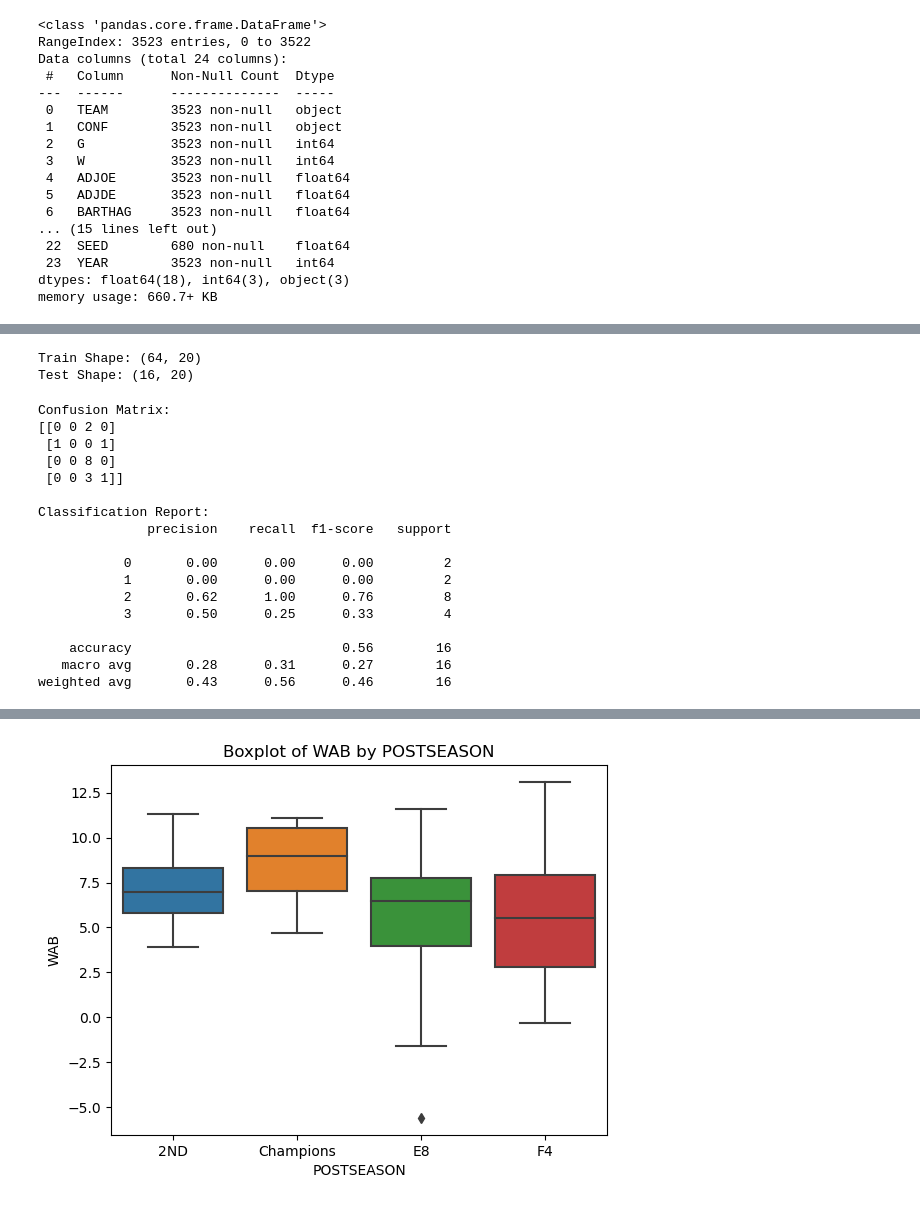
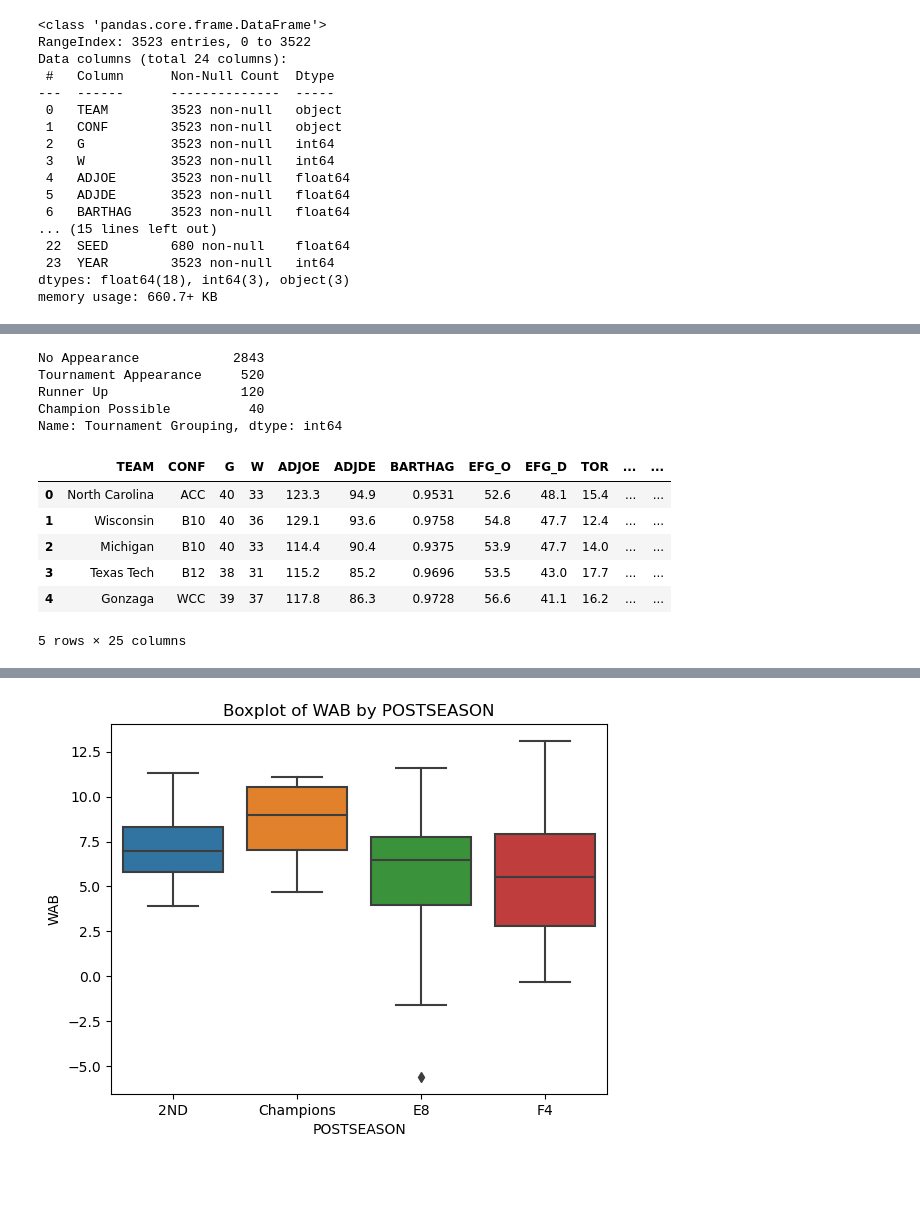
Before and after one commit to regs02/Academic_Performance_v_CBB, a Jupyter notebook: jacob_final_project.ipynb, the cells around one changed output, grey strips where cells are left out. Drawn from its saved outputs; the diff is of its cells as text; code cells hidden in the pictures; blank space fills up the shorter version.

```diff
--- a/jacob_final_project.ipynb
+++ b/jacob_final_project.ipynb
@@ -60,47 +46,0 @@ Target Shape: (80,)
-# %%
-from sklearn.model_selection import train_test_split
-from sklearn.preprocessing import StandardScaler
-
-X_train, X_test, y_train, y_test = train_test_split(X, y, test_size=0.2, random_state=42, stratify=y)
-
-scaler = StandardScaler()
-X_train_scaled = scaler.fit_transform(X_train)
-X_test_scaled = scaler.transform(X_test)
-
-print("Train Shape:", X_train.shape)
-print("Test Shape:", X_test.shape)
-# %% [output]
-Train Shape: (64, 20)
-Test Shape: (16, 20)
-# %%
-from sklearn.ensemble import RandomForestClassifier
-from sklearn.metrics import confusion_matrix, classification_report, accuracy_score
-
-rf_model = RandomForestClassifier(random_state=42)
-rf_model.fit(X_train_scaled, y_train)
-
-y_pred = rf_model.predict(X_test_scaled)
-
-print("Confusion Matrix:")
-print(confusion_matrix(y_test, y_pred))
-
-print("\nClassification Report:")
-print(classification_report(y_test, y_pred))
-# %% [output]
-Confusion Matrix:
-[[0 0 2 0]
- [1 0 0 1]
- [0 0 8 0]
- [0 0 3 1]]
-
-Classification Report:
-              precision    recall  f1-score   support
-
-           0       0.00      0.00      0.00         2
-           1       0.00      0.00      0.00         2
-           2       0.62      1.00      0.76         8
-           3       0.50      0.25      0.33         4
-
-    accuracy                           0.56        16
-   macro avg       0.28      0.31      0.27        16
-weighted avg       0.43      0.56      0.46        16
@@ -106,0 +51,28 @@ weighted avg       0.43      0.56      0.46        16
+# %%
+group_mapping = {
+    'Champions': 'Champion Possible',
+    '2ND': 'Champion Possible',
+    'F4': 'Champion Possible',
+    'S16': 'Runner Up',
+    'E8': 'Runner Up',
+    'R64': 'Tournament Appearance',
+    'R32': 'Tournament Appearance',
+    'R68': 'Tournament Appearance',
+}
+
+bball_df['Tournament Grouping'] = bball_df['POSTSEASON'].map(group_mapping).fillna('No Appearance')
+print(bball_df['Tournament Grouping'].value_counts())
+bball_df.head()
+# %% [output]
+No Appearance            2843
+Tournament Appearance     520
+Runner Up                 120
+Champion Possible          40
+Name: Tournament Grouping, dtype: int64
+|  | TEAM | CONF | G | W | ADJOE | ADJDE | BARTHAG | EFG_O | EFG_D | TOR | ... | ... |
+| 0 | North Carolina | ACC | 40 | 33 | 123.3 | 94.9 | 0.9531 | 52.6 | 48.1 | 15.4 | ... | ... |
+| 1 | Wisconsin | B10 | 40 | 36 | 129.1 | 93.6 | 0.9758 | 54.8 | 47.7 | 12.4 | ... | ... |
+| 2 | Michigan | B10 | 40 | 33 | 114.4 | 90.4 | 0.9375 | 53.9 | 47.7 | 14.0 | ... | ... |
+| 3 | Texas Tech | B12 | 38 | 31 | 115.2 | 85.2 | 0.9696 | 53.5 | 43.0 | 17.7 | ... | ... |
+| 4 | Gonzaga | WCC | 39 | 37 | 117.8 | 86.3 | 0.9728 | 56.6 | 41.1 | 16.2 | ... | ... |
+5 rows × 25 columns
```
Also changed, not shown: parts of 13 cells of this notebook.
